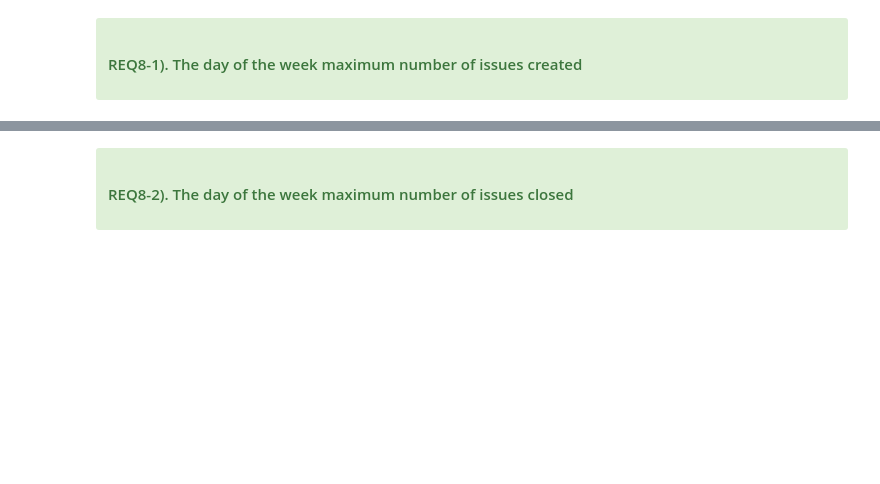
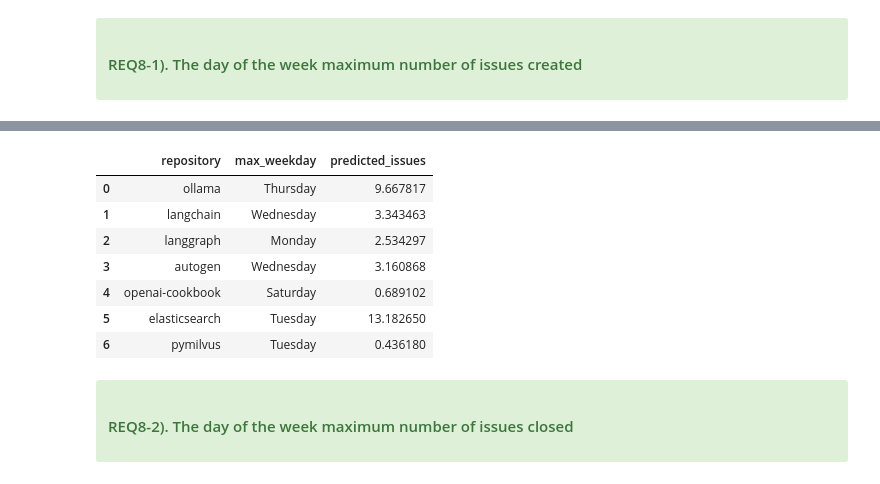
Before and after one commit to ASP25SCM25R/assignment5-SPM, a Jupyter notebook: src/GitHub_Repos_Issues_Forecasting.ipynb, the cells around one changed output, grey strips where cells are left out. Saved outputs shown, nothing was run; the diff lists cells and outputs as text; code cells hidden in the pictures; blank space fills up the shorter version.

```diff
--- a/src/GitHub_Repos_Issues_Forecasting.ipynb
+++ b/src/GitHub_Repos_Issues_Forecasting.ipynb
@@ -344,3 +350,9 @@ plt.show()
+# %%
+#Add your code for requirement 8.1 in this cell
+WINDOW_SIZE = 7   # days to look back
+FORECAST_DAYS = 7 # days to predict ahead
+
+results = []
 # %% [markdown]
 <div class="alert alert-block alert-success">
 
@@ -348,5 +360,82 @@ plt.show()
 
 </div>
 # %%
-#Add your code for requirement 8.1 in this cell
-#minorchanges
+for org, repo in zip(ORG_LIST, REPO_LIST):
+    # 1) load created dates
+    fname = f"{org}_{repo}_issues_2months.json"
+    path  = os.path.join(INPUT_DIR, fname)
+    if not os.path.exists(path):
+        continue
+
+    dates = []
+    with open(path) as fp:
+        for line in fp:
+            d = json.loads(line)['created_at']
+            dates.append(datetime.strptime(d, '%Y-%m-%d'))
+
+    if len(dates) < WINDOW_SIZE:
+        continue
+
+    # 2) build daily-count series
+    df = pd.DataFrame({'date': dates})
+    df['count'] = 1
+    daily = (
+        df.groupby('date')
+          .count()['count']
+          .resample('D')
+          .sum()
+          .reindex(pd.date_range(min(dates), max(dates), freq='D'), fill_value=0)
+    ).to_frame()
+
+    # 3) scale
+    scaler = MinMaxScaler()
+    scaled = scaler.fit_transform(daily)
+
+    # 4) create input/output windows
+    X, y = [], []
+    for i in range(len(scaled) - WINDOW_SIZE):
+        X.append(scaled[i:i + WINDOW_SIZE])
+        y.append(scaled[i + WINDOW_SIZE])
+    X, y = np.array(X), np.array(y)
+    X = X.reshape((X.shape[0], X.shape[1], 1))
+
+    # 5) build & train LSTM
+    model = Sequential([
+        LSTM(32, input_shape=(WINDOW_SIZE, 1)),
+        Dense(1)
+    ])
+    model.compile(optimizer='adam', loss='mse')
+    model.fit(X, y, epochs=20, batch_size=8, verbose=0)
+
+    # 6) forecast next FORECAST_DAYS
+    last_window = scaled[-WINDOW_SIZE:].reshape(1, WINDOW_SIZE, 1)
+    preds_scaled = []
+    curr = last_window.copy()
+    for _ in range(FORECAST_DAYS):
+        p = model.predict(curr)[0][0]
+        preds_scaled.append(p)
+        curr = np.roll(curr, -1, axis=1)
+        curr[0, -1, 0] = p
+
+    preds = scaler.inverse_transform(np.array(preds_scaled).reshape(-1, 1)).flatten()
+
+    # 7) map to future dates & weekdays
+    last_date = daily.index[-1]
+    future_dates = [last_date + timedelta(days=i + 1) for i in range(FORECAST_DAYS)]
+    df_f = pd.DataFrame({
+        'date': future_dates,
+        'predicted': preds
+    })
+    df_f['weekday'] = df_f['date'].dt.day_name()
+
+    # 8) pick the weekday with max predicted count
+    best = df_f.loc[df_f['predicted'].idxmax()]
+    results.append({
+        'repository': repo,
+        'max_weekday': best['weekday'],
+        'predicted_issues': best['predicted']
+    })
+
+# Show summary
+pd.DataFrame(results)
+# %% [output]
@@ -353,3 +491,11 @@ plt.show()
+|  | repository | max_weekday | predicted_issues |
+| 0 | ollama | Thursday | 9.667817 |
+| 1 | langchain | Wednesday | 3.343463 |
+| 2 | langgraph | Monday | 2.534297 |
+| 3 | autogen | Wednesday | 3.160868 |
+| 4 | openai-cookbook | Saturday | 0.689102 |
+| 5 | elasticsearch | Tuesday | 13.182650 |
+| 6 | pymilvus | Tuesday | 0.436180 |
 # %% [markdown]
 <div class="alert alert-block alert-success">
 
```
Also changed, not shown: parts of 3 cells of this notebook, 9 other files.
